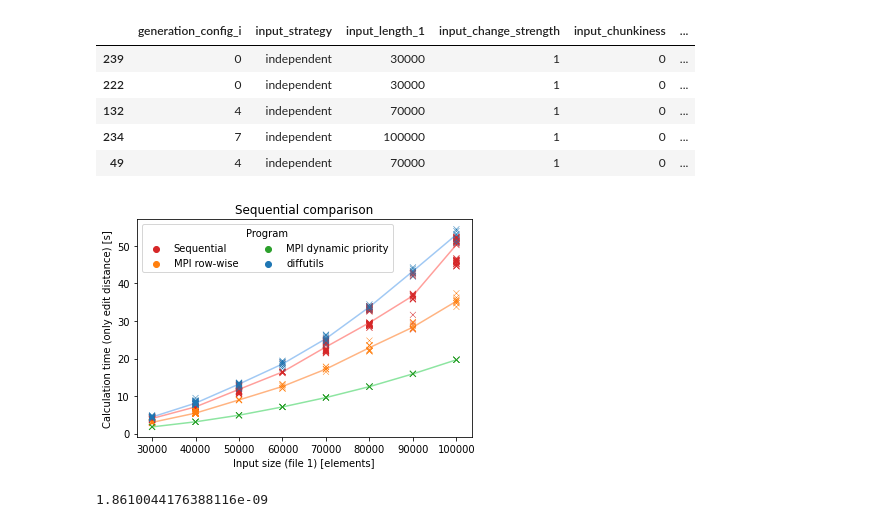
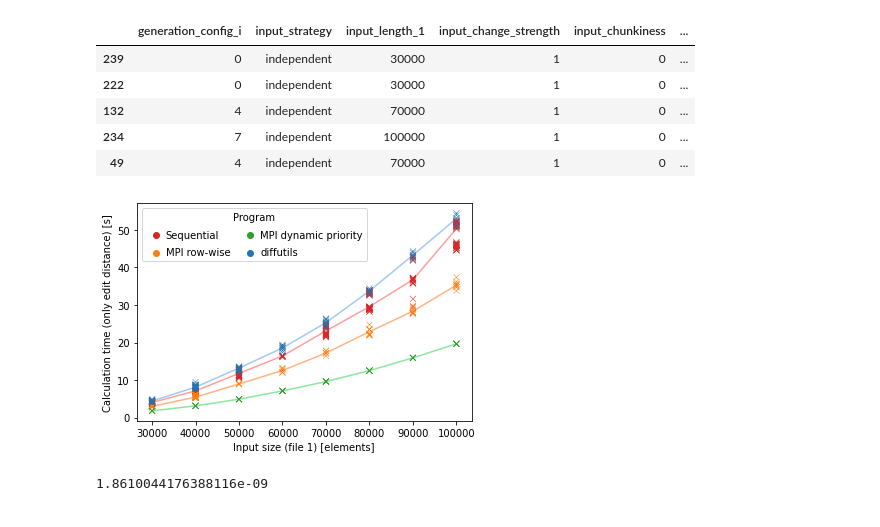
Before and after one commit to tehwalris/mpi-myers-diff, a Jupyter notebook: notebooks/benchmark-analysis-report/sequential_comparison.ipynb, the cells around one changed output. Saved outputs shown, nothing was run; the diff lists cells and outputs as text; code cells hidden in the pictures.

```diff
--- a/notebooks/benchmark-analysis-report/sequential_comparison.ipynb
+++ b/notebooks/benchmark-analysis-report/sequential_comparison.ipynb
@@ -38,25 +38,26 @@ for diff_program in diff_programs:
 # %%
 palette = {mpi_procs: color for mpi_procs, color in zip(sorted(benchmark_results.mpi_procs.dropna().unique()), sns.color_palette())}
 fig, ax = plt.subplots()
 
 temp = benchmark_results.copy()
 temp['seconds_until_len'] = temp['micros_until_len'] * 1e-6
 temp = temp[(temp['diff_program'].isin(diff_programs)) & (temp['input_strategy'] == 'independent')]
 
 temp_2 = temp.groupby(['input_length_1', 'diff_program'])['seconds_until_len'].median().unstack('diff_program')
 
 plot_scatter_with_lines(
     ax=ax,
     scatter_data=temp,
     line_data=temp_2,
     x_key='input_length_1',
     y_key='seconds_until_len',
     hue_key='diff_program',
     hue_to_label=lambda v: nice_name_map[v],
 )
-ax.set_title('Sequential comparison');
+
+save_plot(fig, 'sequential-comparison')
 # %% [output]
-[figure, old version]
+[figure, new version]
 # %%
 temp = benchmark_results.copy()
 temp['seconds_until_len'] = temp['micros_until_len'] * 1e-6
```
Also changed, not shown: 2 other files.
